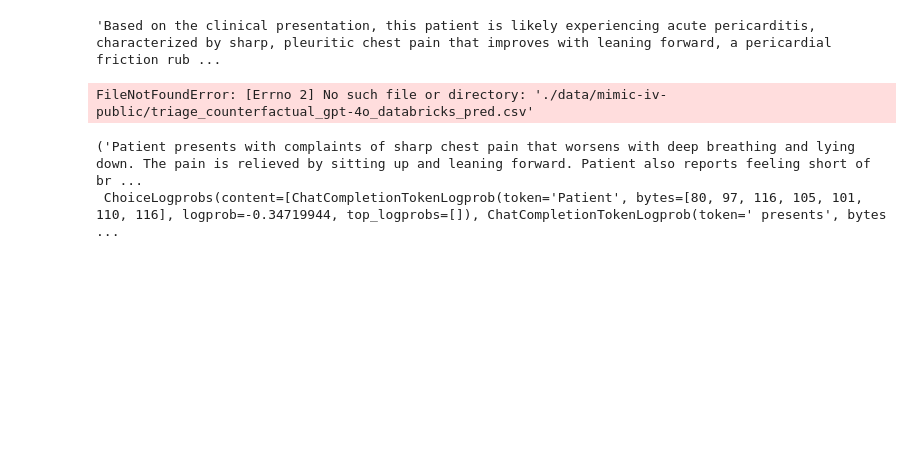
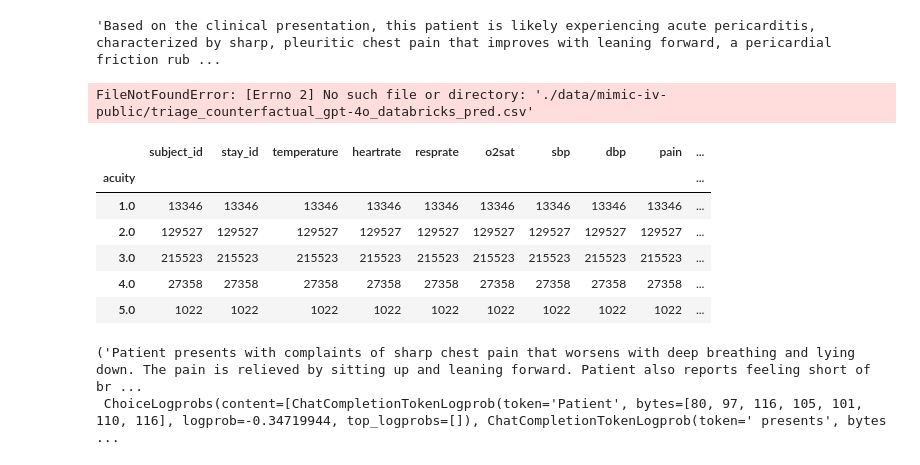
Before and after one commit to jiosephlee/llm-medical-bias, a Jupyter notebook: playground.ipynb, the cells around one changed output. Cells and saved outputs as stored; diff of their text form; code cells hidden in the pictures; blank space fills up the shorter version.

Commit message:
saving progress on tests

```diff
--- a/playground.ipynb
+++ b/playground.ipynb
@@ -27,5 +27,5 @@ df.drop('Estimated_Acuity',axis=1).to_csv('./data/mimic-iv-public/triage_counter
 df = pd.read_csv('./data/mimic-iv-private/triage.csv')
 # %%
 import utils.utils as utils
-a, b = utils.stratified_df(df.dropna(), 'acuity', sample_size = 2500, seed = 0)
+a, b = utils.stratified_df(df.dropna(), 'acuity', test_size = 2500, seed = 0)
 # %%
@@ -33,3 +33,13 @@ b.to_csv('./data/mimic-iv-private/triage_stratified_2500.csv', index=False)
+# %%
+a.groupby('acuity').count()
+# %% [output]
+|  | subject_id | stay_id | temperature | heartrate | resprate | o2sat | sbp | dbp | pain | ... |
+| acuity |  |  |  |  |  |  |  |  |  | ... |
+| 1.0 | 13346 | 13346 | 13346 | 13346 | 13346 | 13346 | 13346 | 13346 | 13346 | ... |
+| 2.0 | 129527 | 129527 | 129527 | 129527 | 129527 | 129527 | 129527 | 129527 | 129527 | ... |
+| 3.0 | 215523 | 215523 | 215523 | 215523 | 215523 | 215523 | 215523 | 215523 | 215523 | ... |
+| 4.0 | 27358 | 27358 | 27358 | 27358 | 27358 | 27358 | 27358 | 27358 | 27358 | ... |
+| 5.0 | 1022 | 1022 | 1022 | 1022 | 1022 | 1022 | 1022 | 1022 | 1022 | ... |
 # %%
 utils.query_gpt("Give me a hypothetical clinical note of someone who has Pericarditis", logprobs=True)
 # %% [output]
```
Also changed, not shown: parts of 7 cells of this notebook, 20 other files.
